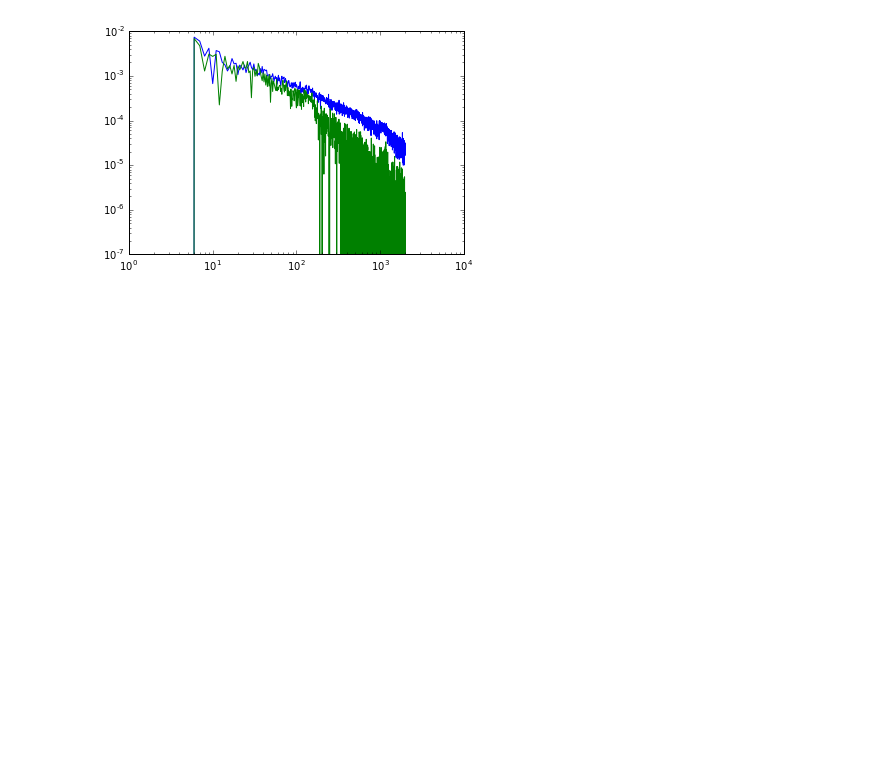
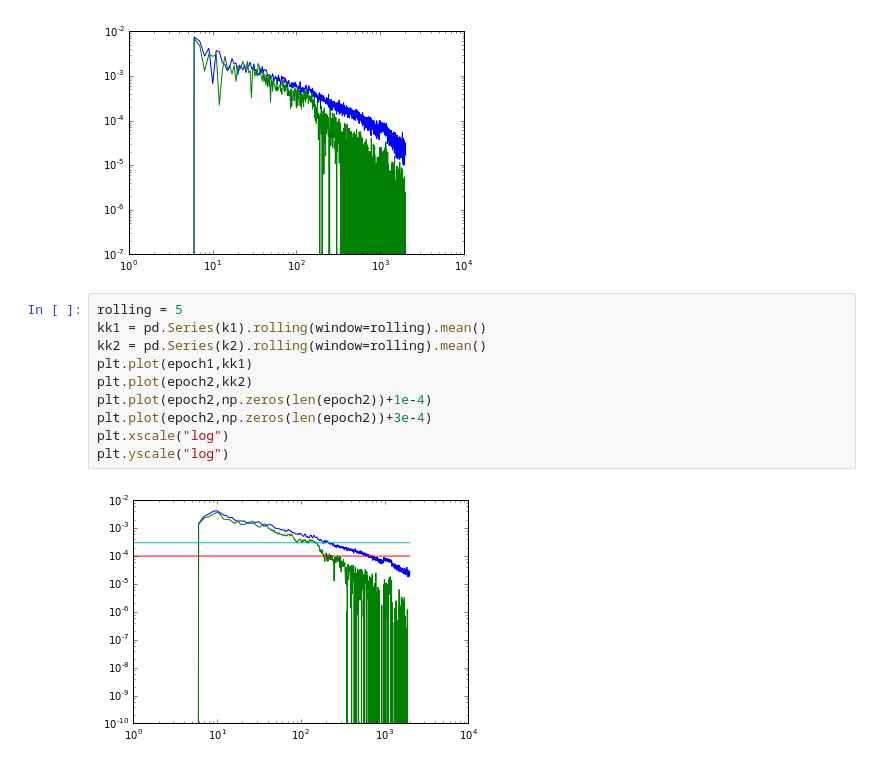
Before and after one commit to ysasaki6023/NeuralNetworkStudy, a Jupyter notebook: cifar03/ImprovementRateAnalysis.ipynb, the cells around one changed output. Cells and saved outputs as stored; diff of their text form; blank space fills up the shorter version.

```diff
--- a/cifar03/ImprovementRateAnalysis.ipynb
+++ b/cifar03/ImprovementRateAnalysis.ipynb
@@ -68,3 +68,15 @@ plt.xscale("log")
 plt.yscale("log")
 # %% [output]
 [figure]
+# %%
+rolling = 5
+kk1 = pd.Series(k1).rolling(window=rolling).mean()
+kk2 = pd.Series(k2).rolling(window=rolling).mean()
+plt.plot(epoch1,kk1)
+plt.plot(epoch2,kk2)
+plt.plot(epoch2,np.zeros(len(epoch2))+1e-4)
+plt.plot(epoch2,np.zeros(len(epoch2))+3e-4)
+plt.xscale("log")
+plt.yscale("log")
+# %% [output]
+[figure, added]
```
Also changed, not shown: parts of 1 cell of this notebook.
